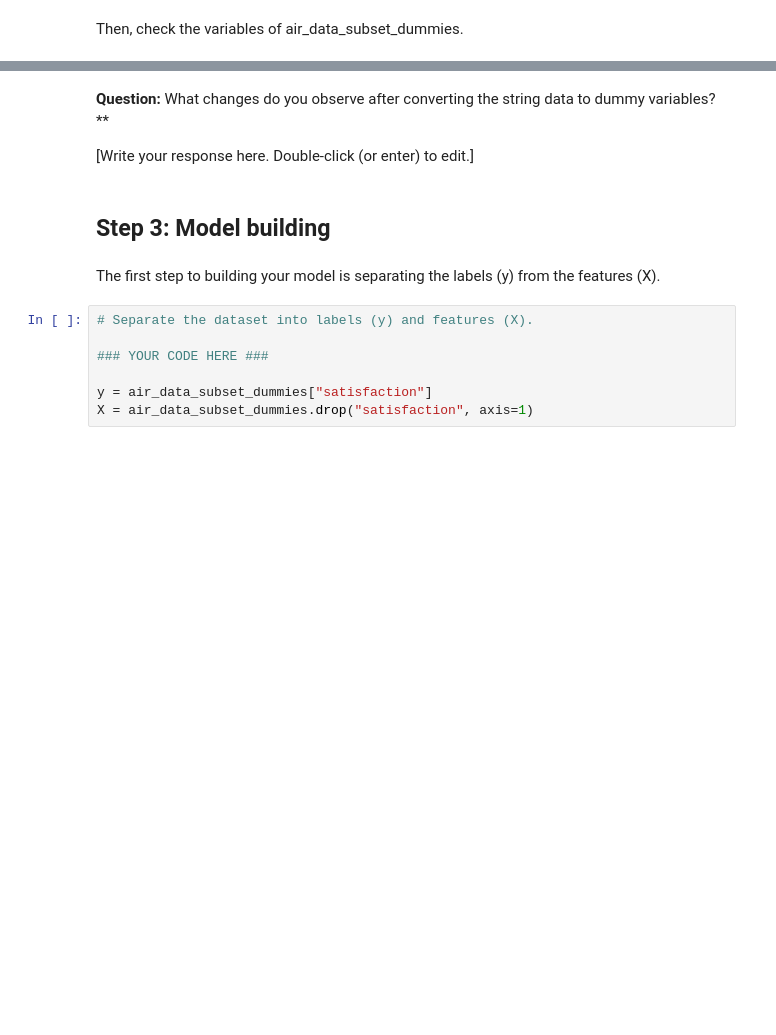
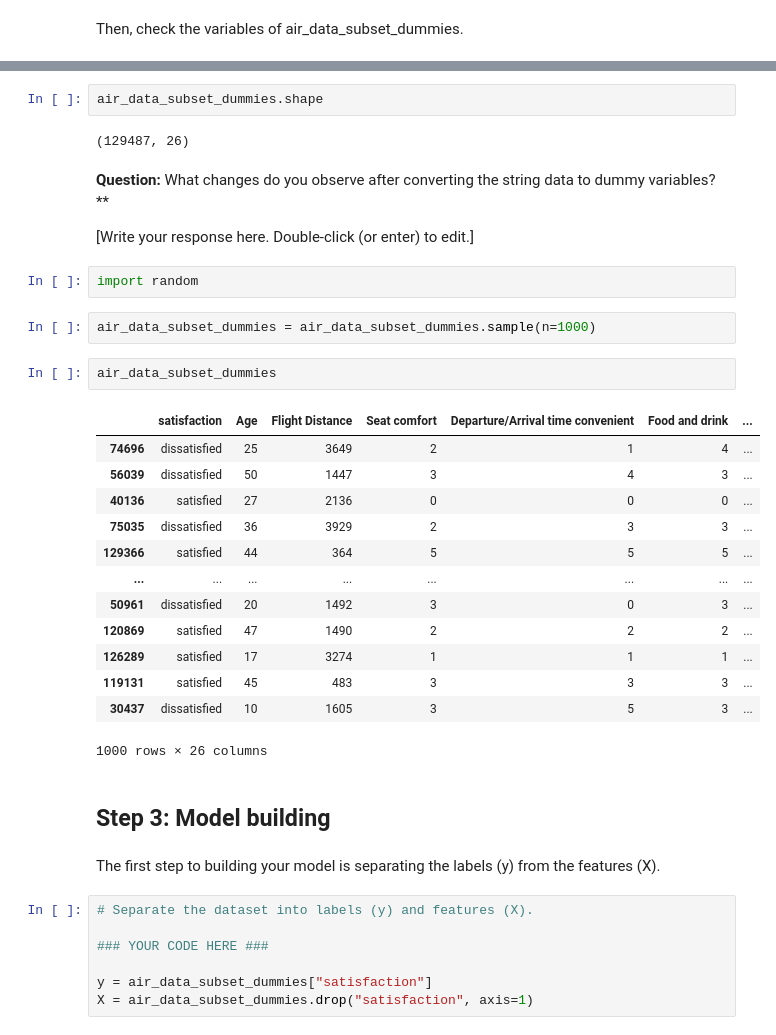
Before and after one commit to dennislamcv1/GoogleADA, a Jupyter notebook: Machine Learning/Exemplar_Build a random forest model.ipynb, the cells around one changed output, grey strips where cells are left out. Drawn from its saved outputs; the diff is of its cells as text; blank space fills up the shorter version.

```diff
--- a/Machine Learning/Exemplar_Build a random forest model.ipynb
+++ b/Machine Learning/Exemplar_Build a random forest model.ipynb
@@ -196,7 +293,31 @@ air_data_subset_dummies.dtypes
+# %%
+air_data_subset_dummies.shape
+# %% [output]
+(129487, 26)
 # %% [markdown]
 **Question:** What changes do you observe after converting the string data to dummy variables?**
 
 [Write your response here. Double-click (or enter) to edit.]
+# %%
+import random
+# %%
+air_data_subset_dummies = air_data_subset_dummies.sample(n=1000)
+# %%
+air_data_subset_dummies
+# %% [output]
+|  | satisfaction | Age | Flight Distance | Seat comfort | Departure/Arrival time convenient | Food and drink | ... |
+| 74696 | dissatisfied | 25 | 3649 | 2 | 1 | 4 | ... |
+| 56039 | dissatisfied | 50 | 1447 | 3 | 4 | 3 | ... |
+| 40136 | satisfied | 27 | 2136 | 0 | 0 | 0 | ... |
+| 75035 | dissatisfied | 36 | 3929 | 2 | 3 | 3 | ... |
+| 129366 | satisfied | 44 | 364 | 5 | 5 | 5 | ... |
+| ... | ... | ... | ... | ... | ... | ... | ... |
+| 50961 | dissatisfied | 20 | 1492 | 3 | 0 | 3 | ... |
+| 120869 | satisfied | 47 | 1490 | 2 | 2 | 2 | ... |
+| 126289 | satisfied | 17 | 3274 | 1 | 1 | 1 | ... |
+| 119131 | satisfied | 45 | 483 | 3 | 3 | 3 | ... |
+| 30437 | dissatisfied | 10 | 1605 | 3 | 5 | 3 | ... |
+1000 rows × 26 columns
 # %% [markdown]
 ## **Step 3: Model building**
 # %% [markdown]
```
Also changed, not shown: parts of 20 cells of this notebook, 8 other files.
